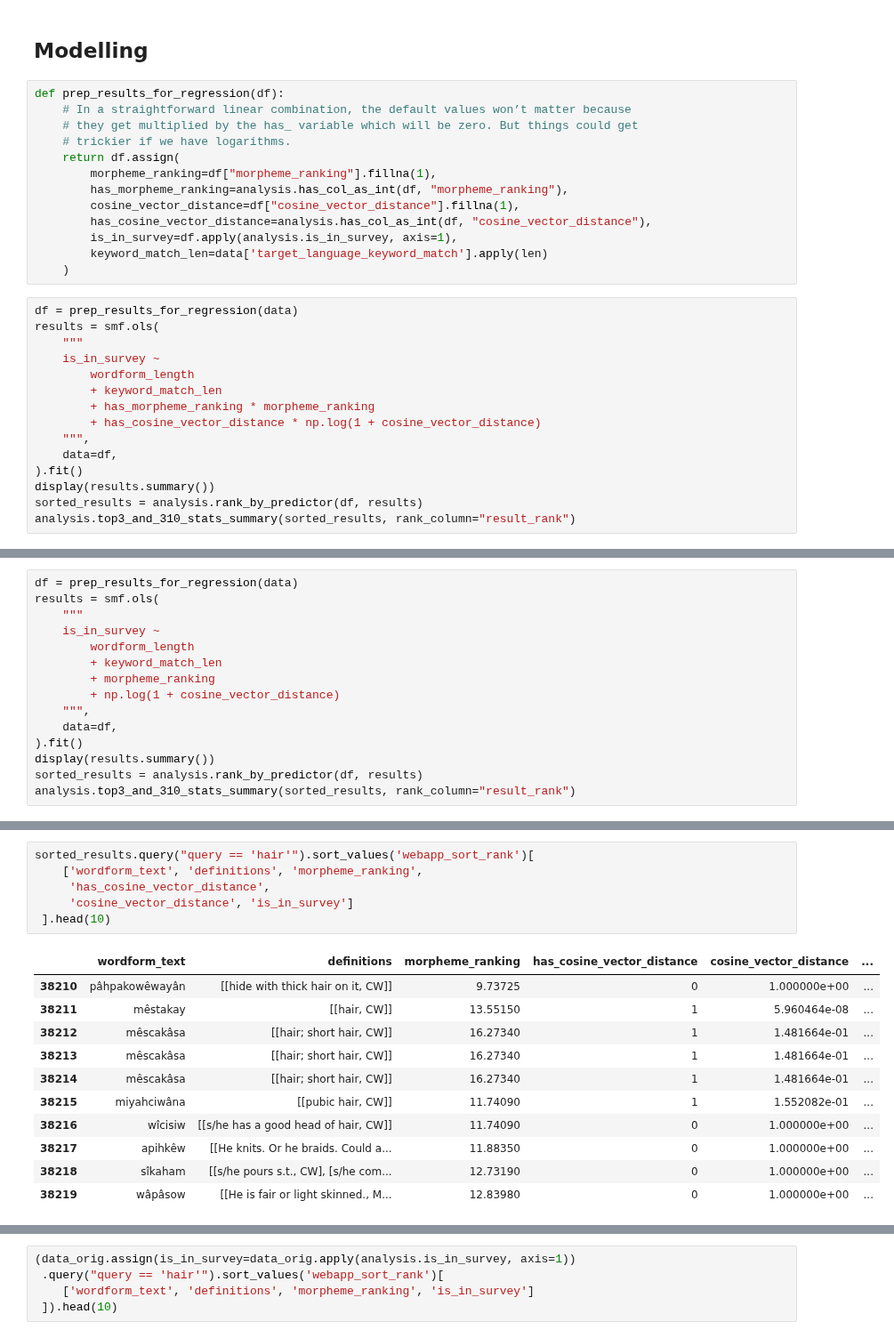
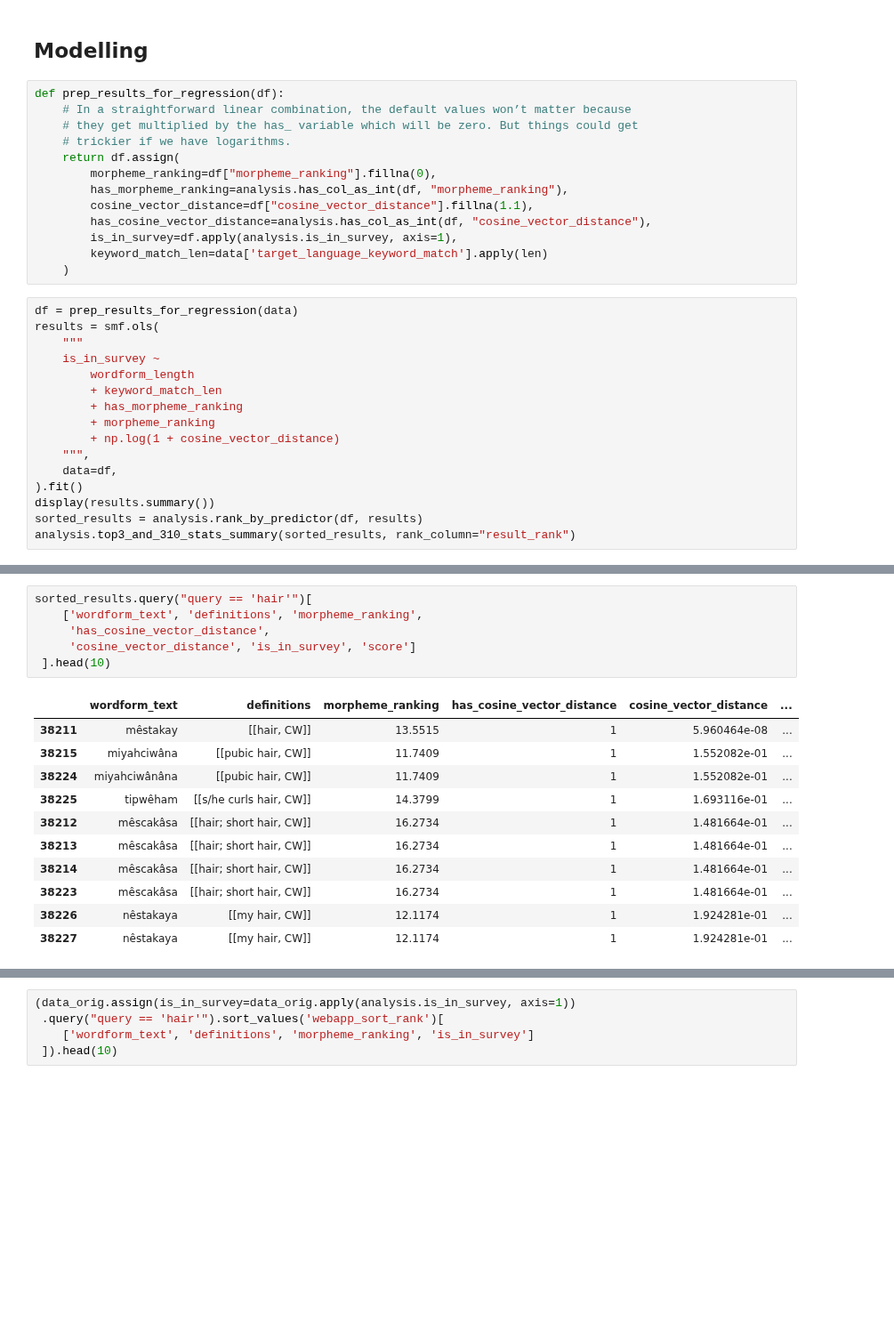
Before and after one commit to UAlbertaALTLab/morphodict, a Jupyter notebook: CreeDictionary/search_quality/weighting.ipynb, the cells around one changed output, grey strips where cells are left out. Shown at 89% size. Cells and saved outputs as stored; diff of their text form; blank space fills up the shorter version.

```diff
--- a/CreeDictionary/search_quality/weighting.ipynb
+++ b/CreeDictionary/search_quality/weighting.ipynb
@@ -127,9 +127,9 @@ def prep_results_for_regression(df):
     # they get multiplied by the has_ variable which will be zero. But things could get
     # trickier if we have logarithms.
     return df.assign(
-        morpheme_ranking=df["morpheme_ranking"].fillna(1),
+        morpheme_ranking=df["morpheme_ranking"].fillna(0),
         has_morpheme_ranking=analysis.has_col_as_int(df, "morpheme_ranking"),
-        cosine_vector_distance=df["cosine_vector_distance"].fillna(1),
+        cosine_vector_distance=df["cosine_vector_distance"].fillna(1.1),
         has_cosine_vector_distance=analysis.has_col_as_int(df, "cosine_vector_distance"),
         is_in_survey=df.apply(analysis.is_in_survey, axis=1),
         keyword_match_len=data['target_language_keyword_match'].apply(len)
@@ -141,8 +141,9 @@ results = smf.ols(
     is_in_survey ~
         wordform_length
         + keyword_match_len
-        + has_morpheme_ranking * morpheme_ranking
-        + has_cosine_vector_distance * np.log(1 + cosine_vector_distance)
+        + has_morpheme_ranking
+        + morpheme_ranking
+        + np.log(1 + cosine_vector_distance)
     """,
     data=df,
 ).fit()
@@ -193,15 +179,0 @@ def prep_results_for_regression(df):
-# %%
-df = prep_results_for_regression(data)
-results = smf.ols(
-    """
-    is_in_survey ~
-        wordform_length
-        + keyword_match_len
-        + morpheme_ranking
-        + np.log(1 + cosine_vector_distance)
-    """,
-    data=df,
-).fit()
-display(results.summary())
-sorted_results = analysis.rank_by_predictor(df, results)
-analysis.top3_and_310_stats_summary(sorted_results, rank_column="result_rank")
@@ -234,18 +279,18 @@ dtype: float64
 # %%
-sorted_results.query("query == 'hair'").sort_values('webapp_sort_rank')[
+sorted_results.query("query == 'hair'")[
     ['wordform_text', 'definitions', 'morpheme_ranking',
      'has_cosine_vector_distance',
-     'cosine_vector_distance', 'is_in_survey']
+     'cosine_vector_distance', 'is_in_survey', 'score']
  ].head(10)
 # %% [output]
 |  | wordform_text | definitions | morpheme_ranking | has_cosine_vector_distance | cosine_vector_distance | ... |
-| 38210 | pâhpakowêwayân | [[hide with thick hair on it, CW]] | 9.73725 | 0 | 1.000000e+00 | ... |
-| 38211 | mêstakay | [[hair, CW]] | 13.55150 | 1 | 5.960464e-08 | ... |
-| 38212 | mêscakâsa | [[hair; short hair, CW]] | 16.27340 | 1 | 1.481664e-01 | ... |
-| 38213 | mêscakâsa | [[hair; short hair, CW]] | 16.27340 | 1 | 1.481664e-01 | ... |
-| 38214 | mêscakâsa | [[hair; short hair, CW]] | 16.27340 | 1 | 1.481664e-01 | ... |
-| 38215 | miyahciwâna | [[pubic hair, CW]] | 11.74090 | 1 | 1.552082e-01 | ... |
-| 38216 | wîcisiw | [[s/he has a good head of hair, CW]] | 11.74090 | 0 | 1.000000e+00 | ... |
-| 38217 | apihkêw | [[He knits. Or he braids. Could a... | 11.88350 | 0 | 1.000000e+00 | ... |
-| 38218 | sîkaham | [[s/he pours s.t., CW], [s/he com... | 12.73190 | 0 | 1.000000e+00 | ... |
-| 38219 | wâpâsow | [[He is fair or light skinned., M... | 12.83980 | 0 | 1.000000e+00 | ... |
+| 38211 | mêstakay | [[hair, CW]] | 13.5515 | 1 | 5.960464e-08 | ... |
+| 38215 | miyahciwâna | [[pubic hair, CW]] | 11.7409 | 1 | 1.552082e-01 | ... |
+| 38224 | miyahciwânâna | [[pubic hair, CW]] | 11.7409 | 1 | 1.552082e-01 | ... |
+| 38225 | tipwêham | [[s/he curls hair, CW]] | 14.3799 | 1 | 1.693116e-01 | ... |
+| 38212 | mêscakâsa | [[hair; short hair, CW]] | 16.2734 | 1 | 1.481664e-01 | ... |
+| 38213 | mêscakâsa | [[hair; short hair, CW]] | 16.2734 | 1 | 1.481664e-01 | ... |
+| 38214 | mêscakâsa | [[hair; short hair, CW]] | 16.2734 | 1 | 1.481664e-01 | ... |
+| 38223 | mêscakâsa | [[hair; short hair, CW]] | 16.2734 | 1 | 1.481664e-01 | ... |
+| 38226 | nêstakaya | [[my hair, CW]] | 12.1174 | 1 | 1.924281e-01 | ... |
+| 38227 | nêstakaya | [[my hair, CW]] | 12.1174 | 1 | 1.924281e-01 | ... |
```
Also changed, not shown: parts of 14 cells of this notebook, 8 other files.
